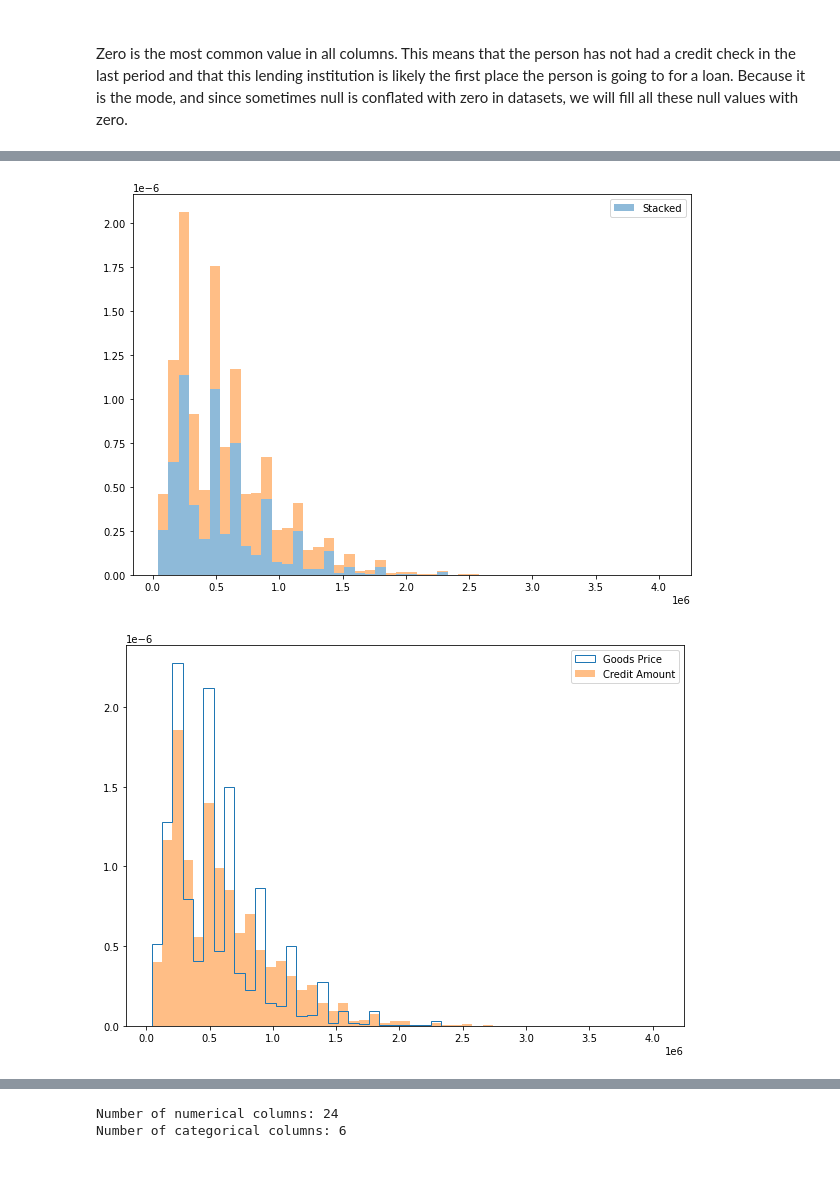
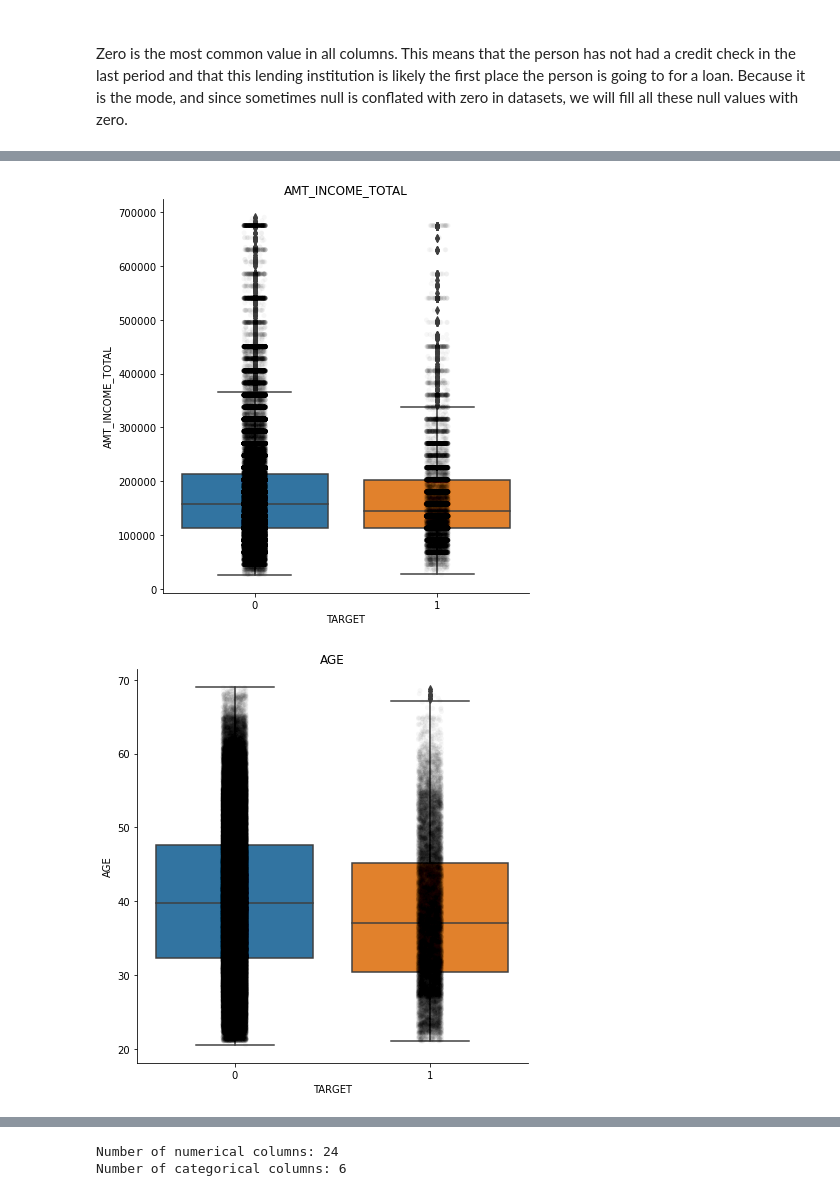
Before and after one commit to SharelCooper/LoanDefaultAnalysisAndMLPredicton, a Jupyter notebook: Loan Defualt Project .ipynb, the cells around one changed output, grey strips where cells are left out. Drawn from its saved outputs; the diff is of its cells as text; code cells hidden in the pictures; blank space fills up the shorter version.

```diff
--- a/Loan Defualt Project .ipynb
+++ b/Loan Defualt Project .ipynb
@@ -859,18 +811,22 @@ plt.show();
-# %%
-bins = np.linspace(min(df.AMT_GOODS_PRICE.min(), df.AMT_CREDIT.min()), max(df.AMT_GOODS_PRICE.max(), df.AMT_CREDIT.max()), 50)
-plt.hist([df.AMT_GOODS_PRICE, df.AMT_CREDIT], bins=bins, label="Stacked", density=True, histtype="barstacked", alpha=0.5)
-#plt.hist(df.AMT_GOODS_PRICE, bins=bins, label="Goods Price", density=True, histtype="step", lw=1)
-#plt.hist(df.AMT_CREDIT, bins=bins, label="Credit Amount", density=True, histtype="step", ls=":")
-plt.legend()
-plt.show();
-# %% [output]
-[figure, removed]
-# %%
-bins = np.linspace(min(df.AMT_GOODS_PRICE.min(), df.AMT_CREDIT.min()), max(df.AMT_GOODS_PRICE.max(), df.AMT_CREDIT.max()), 50)
-#plt.hist([df.AMT_GOODS_PRICE, df.AMT_CREDIT], bins=bins, label="Stacked", density=True, )
-plt.hist(df.AMT_GOODS_PRICE, bins=bins, label="Goods Price", density=True, histtype="step", lw=1)
-plt.hist(df.AMT_CREDIT, bins=bins, label="Credit Amount", density=True, histtype="barstacked", alpha=0.5)
-plt.legend()
-plt.show();
-# %% [output]
-[figure, removed]
+# %%
+# Plot the Years Employed and the target outcomes
+# We can see that those who default have a shorter employment period on average
+
+# Plot the income and the target outcomes
+# We can see that those who default have slightly lower incomes on average
+
+# Plot the Age and the target outcomes
+# We can see that those who default are younger on average
+
+# Plotting continues variables and the target outcomes
+vars_to_plot = ["AMT_INCOME_TOTAL","AGE","YEARS_EMPLOYED","AMT_GOODS_PRICE","AMT_CREDIT","CNT_CHILDREN"]
+for i in vars_to_plot:
+    # Plotting a catplot
+    sns.catplot(x = "TARGET", y = i, data=df, kind="box",height=6)
+    plt.title(i)
+    # Showing concentration of data points with stripplot
+    sns.stripplot(x = "TARGET", y = i, data=df, jitter=0.06, alpha=0.03, color='k')
+plt.show();
+# %% [output]
+[figure, added]
+[figure, added]
```
Also changed, not shown: parts of 89 cells of this notebook.
